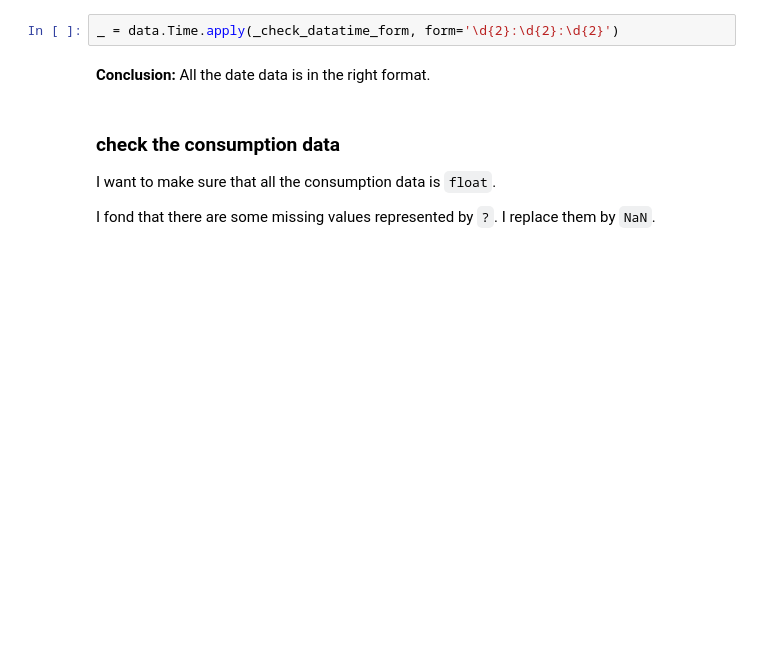
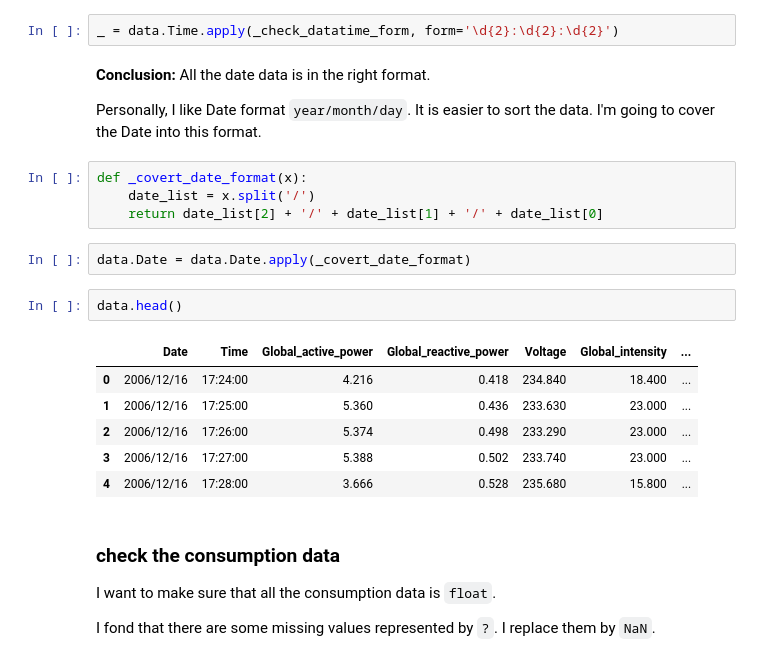
Before and after one commit to EnzoSeason/household_power_consumption, a Jupyter notebook: notebooks/Data_cleansing.ipynb, the cells around one changed output. Drawn from its saved outputs; the diff is of its cells as text; blank space fills up the shorter version.

```diff
--- a/notebooks/clean_data.ipynb
+++ b/notebooks/Data_cleansing.ipynb
@@ -58,6 +58,23 @@ _ = data.Date.apply(_check_datatime_form, form='\d{1,2}/\d{1,2}/\d{4}')
 _ = data.Time.apply(_check_datatime_form, form='\d{2}:\d{2}:\d{2}')
 # %% [markdown]
 **Conclusion:** All the date data is in the right format.
+
+Personally, I like Date format `year/month/day`. It is easier to sort the data. I'm going to cover the Date into this format.
+# %%
+def _covert_date_format(x):
+    date_list = x.split('/')
+    return date_list[2] + '/' + date_list[1] + '/' + date_list[0]
+# %%
+data.Date = data.Date.apply(_covert_date_format)
+# %%
+data.head()
+# %% [output]
+|  | Date | Time | Global_active_power | Global_reactive_power | Voltage | Global_intensity | ... |
+| 0 | 2006/12/16 | 17:24:00 | 4.216 | 0.418 | 234.840 | 18.400 | ... |
+| 1 | 2006/12/16 | 17:25:00 | 5.360 | 0.436 | 233.630 | 23.000 | ... |
+| 2 | 2006/12/16 | 17:26:00 | 5.374 | 0.498 | 233.290 | 23.000 | ... |
+| 3 | 2006/12/16 | 17:27:00 | 5.388 | 0.502 | 233.740 | 23.000 | ... |
+| 4 | 2006/12/16 | 17:28:00 | 3.666 | 0.528 | 235.680 | 15.800 | ... |
 # %% [markdown]
 ### check the consumption data
 
```
Also changed, not shown: parts of 5 cells of this notebook, 1 other file.
